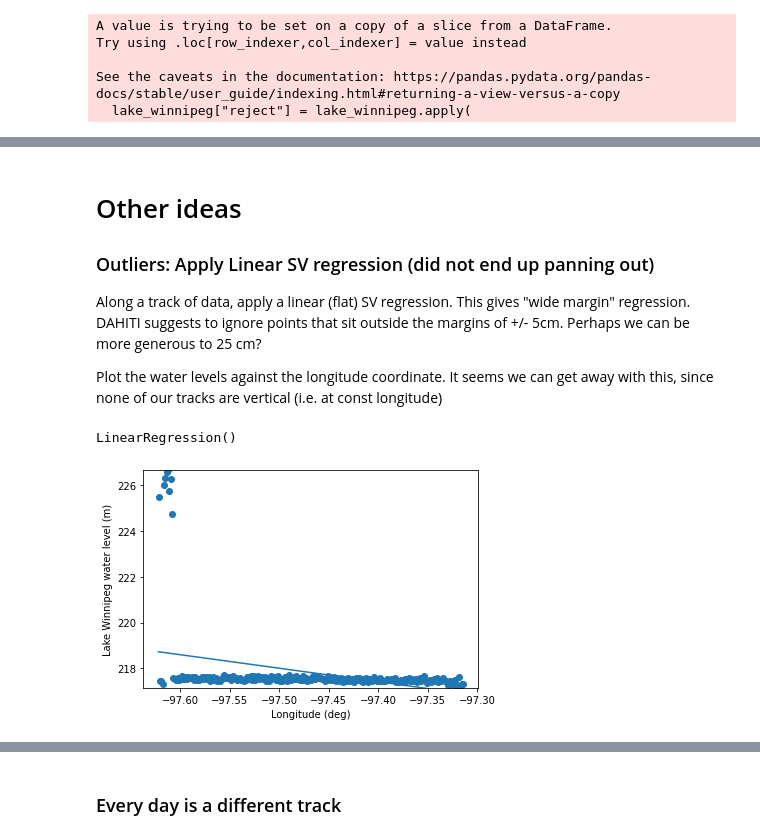
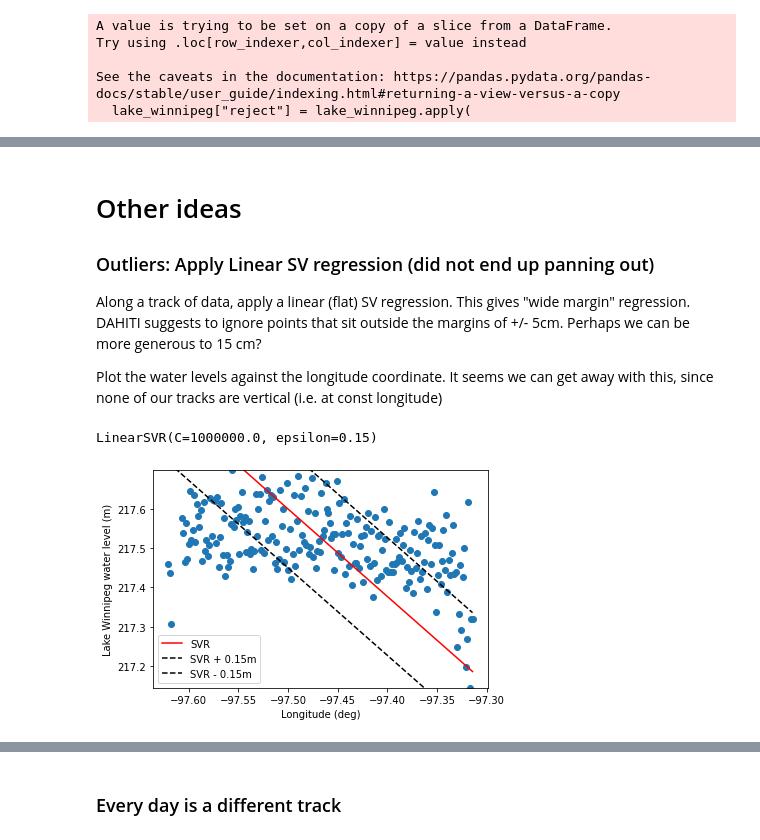
Before and after one commit to pvasudev16/ml-freshwater-management, a Jupyter notebook: lake_water_level_data_exploration.ipynb, the cells around one changed output, grey strips where cells are left out. Saved outputs shown, nothing was run; the diff lists cells and outputs as text; code cells hidden in the pictures.

```diff
--- a/lake_water_level_data_exploration.ipynb
+++ b/lake_water_level_data_exploration.ipynb
@@ -636,12 +381,17 @@ plt.show()
 # %% [markdown]
+<a id="other_ideas"></a>
 # Other ideas
 ### Outliers: Apply Linear SV regression (did not end up panning out)
-Along a track of data, apply a linear (flat) SV regression. This gives "wide margin" regression. DAHITI suggests to ignore points that sit outside the margins of +/- 5cm. Perhaps we can be more generous to 25 cm?
+Along a track of data, apply a linear (flat) SV regression. This gives "wide margin" regression. DAHITI suggests to ignore points that sit outside the margins of +/- 5cm. Perhaps we can be more generous to 15 cm?
 
 Plot the water levels against the longitude coordinate. It seems we can get away with this, since none of our tracks are vertical (i.e. at const longitude)
 # %%
 from sklearn.svm import LinearSVR
 from sklearn.linear_model import LinearRegression
+# %%
+lake_winnipeg = lake_winnipeg.loc[
+    lake_winnipeg["reject"] == False
+]
 # %%
 # Illustrate for one date
 date = pd.unique(lake_winnipeg["date"])[5]
@@ -657,12 +407,10 @@ y = np.array(
         "lake_water_level"
     ]
 ).ravel()
-lin_reg = LinearRegression()
-lin_reg.fit(X, y)
-# svm_reg = LinearSVR(epsilon=0.05, max_iter=1000, C=1e6)
-# svm_reg.fit(X, y)
+svm_reg = LinearSVR(epsilon=0.15, max_iter=1000, C=1e6)
+svm_reg.fit(X, y)
 # %% [output]
-LinearRegression()
+LinearSVR(C=1000000.0, epsilon=0.15)
 # %%
 fig = plt.figure()
 
@@ -679,37 +427,37 @@ longitude_range = np.linspace(
     100
 )
 
-# water_levels_predicted = svm_reg.predict(longitude_range.reshape(100, 1))
-water_levels_predicted = lin_reg.predict(longitude_range.reshape(100, 1))
+water_levels_predicted = svm_reg.predict(longitude_range.reshape(100, 1))
 
 ax = fig.add_subplot(111)
-ax.plot(longitude_range, water_levels_predicted)
-# ax.plot(longitude_range, water_levels_predicted - svm_reg.epsilon, "k--")
-# ax.plot(longitude_range, water_levels_predicted + svm_reg.epsilon, "k--")
+ax.plot(longitude_range, water_levels_predicted, label="SVR", color="r")
+ax.plot(longitude_range, water_levels_predicted - svm_reg.epsilon, "k--", label = "SVR + 0.15m")
+ax.plot(longitude_range, water_levels_predicted + svm_reg.epsilon, "k--", label = "SVR - 0.15m")
 ax.scatter(
     lake_winnipeg.loc[
         lake_winnipeg["date"] == date,
         "longitude"
     ],
     lake_winnipeg.loc[
         lake_winnipeg["date"] == date,
         "lake_water_level"
     ]
 )
 ax.set_ylim(
     [
         lake_winnipeg.loc[
             lake_winnipeg["date"] == date,
             "lake_water_level"
         ].min(),
         lake_winnipeg.loc[
             lake_winnipeg["date"] == date,
             "lake_water_level"
         ].max(),
     ]
 )
 ax.set_xlabel("Longitude (deg)")
 ax.set_ylabel("Lake Winnipeg water level (m)")
+ax.legend()
 plt.show()
 # %% [output]
-[figure, old version]
+[figure, new version]
```
Also changed, not shown: parts of 28 cells of this notebook.
